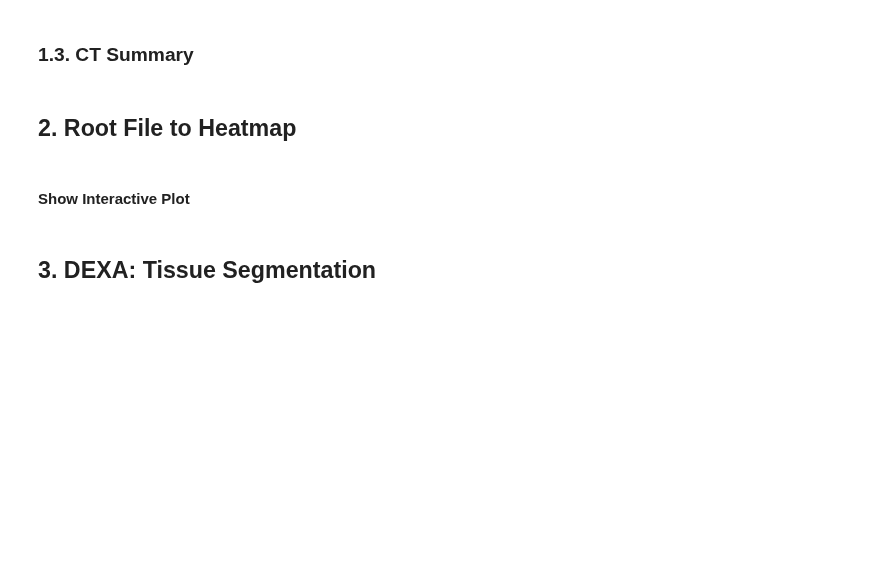
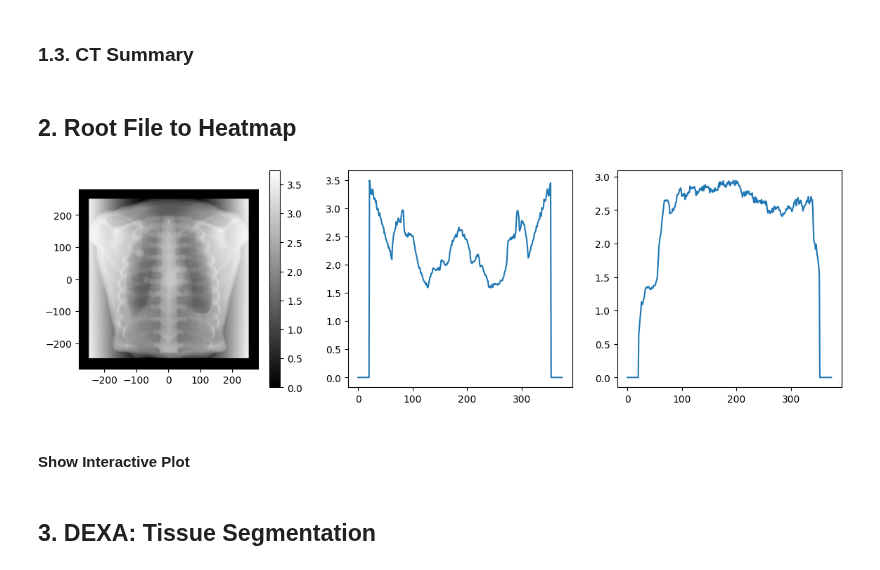
Before and after one commit to miguelcomett/G4_IFI-Team_2024, a Jupyter notebook: MedX_Engine/Radiography_Processing.ipynb, the cells around one changed output. Drawn from its saved outputs; the diff is of its cells as text; code cells hidden in the pictures; blank space fills up the shorter version.

Commit message:
fixed heatmap

```diff
--- a/MedX_Engine/Radiography_Processing.ipynb
+++ b/MedX_Engine/Radiography_Processing.ipynb
@@ -51,22 +51,24 @@ print('Dose of radiation received (uSv):', round(RadiationDose, 5))
 # %%
 import Radiography_Library as RadLib
 
-# directory = '/Volumes/GIECC/Geant4/'
 directory = 'BUILD/ROOT/' + '40/'
-directory = '/Users/miguelcomett/geant4-v11.2.2_2/ESTANCIA/' + 'CT/'
+# directory = '/Users/miguelcomett/geant4-v11.2.2_2/ESTANCIA/' + 'Tomo/'
+directory = '/Users/miguelcomett/geant4-v11.2.2_2/ESTANCIA/'
 
-root_name = "thorax_40_2285" + ".root"
 root_name = 'Aang_32' + '.root'
+root_name = "thorax_80_2285" + ".root"
 
 tree_name = "Hits"; x_branch  = "x_ax"; y_branch  = "y_ax"
 
-size = [240, 240, 0, -20] # size_x, size_y, x_shift, y_shift,
+size = [280, 280, 0, -20] # size_x, size_y, x_shift, y_shift,
 
-pixel_size = 4.5 # mm
+pixel_size = 1.5 # mm
 
 save_as = ''
 
 htmp_array, xlim, ylim = RadLib.Root_to_Heatmap(directory, root_name, tree_name, x_branch, y_branch, size, pixel_size, save_as)
+# %% [output]
+[figure, added]
 # %% [markdown]
 #### Show Interactive Plot
 # %%
```
Also changed, not shown: parts of 2 cells of this notebook, 5 other files.
